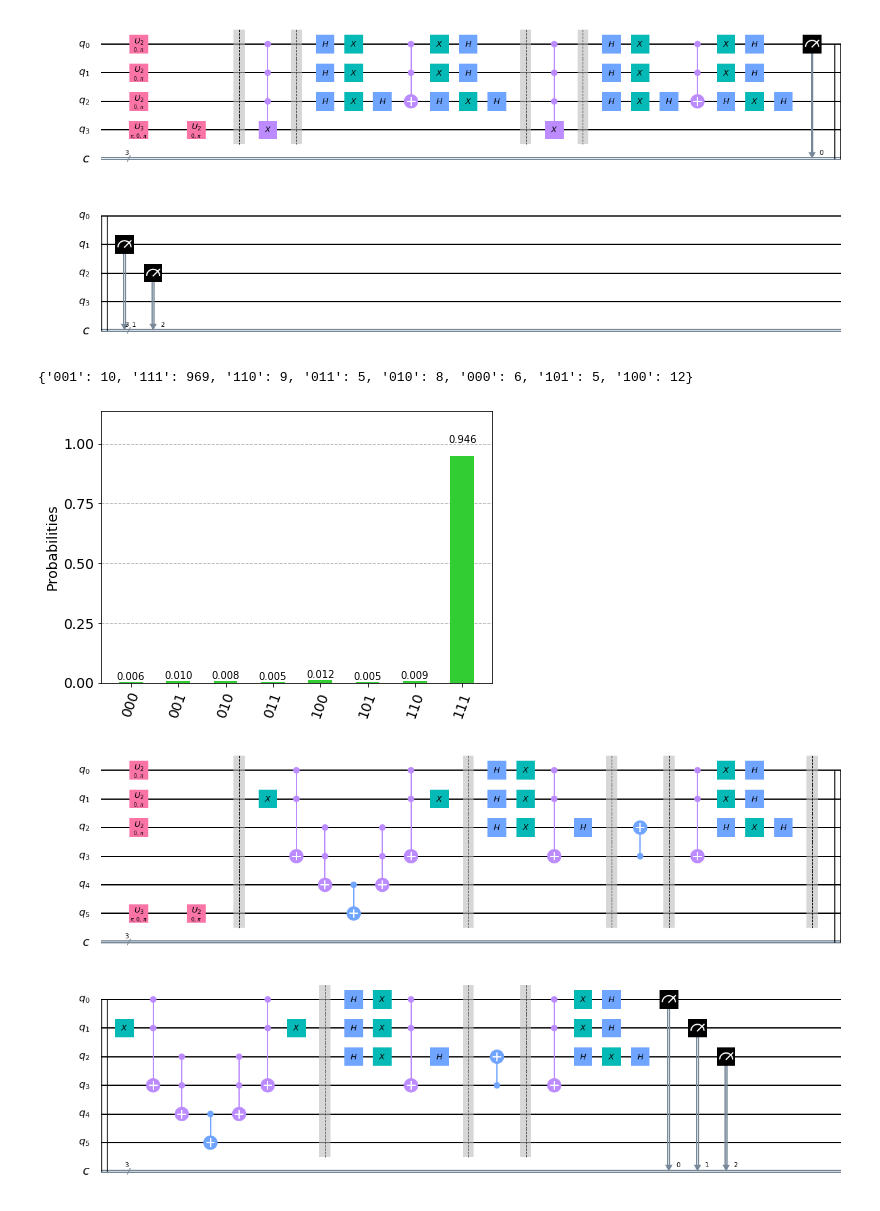
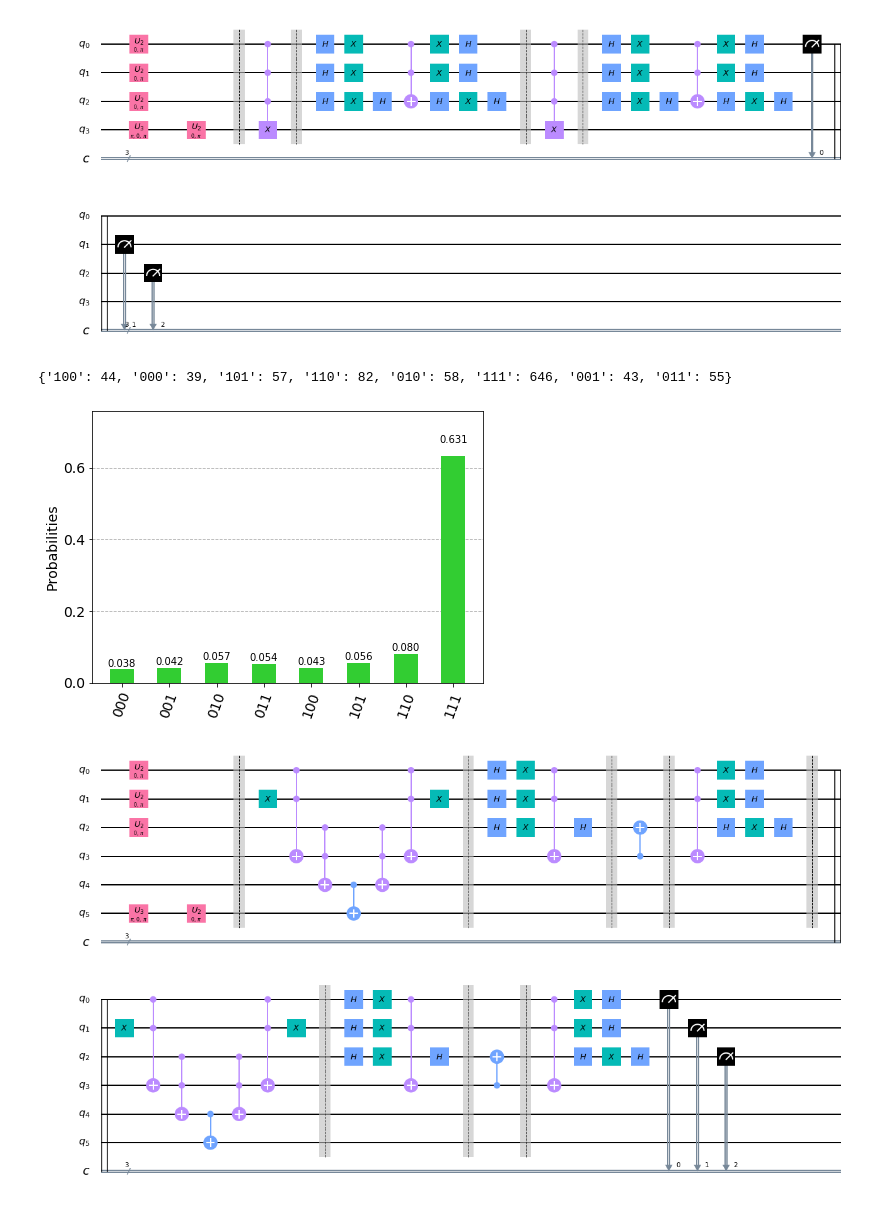
Before and after one commit to melsayed-7/Grover-s-Algorithm-QOSF, a Jupyter notebook: src/Grover/main.ipynb, the cells around one changed output. Saved outputs shown, nothing was run; the diff lists cells and outputs as text; code cells hidden in the pictures.

```diff
--- a/src/Grover/main.ipynb
+++ b/src/Grover/main.ipynb
@@ -4,17 +4,18 @@ from qiskit.tools.visualization import plot_histogram
 from grover import *
 # %%
 ############ String to be found '111' using noancilla type ############
-test_1=grover(['111'], 'noancilla')
+test_1, noise_model, basis_gates = grover(['111'], 'noancilla',0.001, 0.01)
 test_1.decompose().draw('mpl')
 # %% [output]
 [figure]
 # %%
-simulator=Aer.get_backend('qasm_simulator')
-count1=execute(test_1,simulator).result().get_counts()
+simulator = Aer.get_backend('qasm_simulator')
+count1 = execute(test_1,simulator,basis_gates=basis_gates,
+                 noise_model=noise_model).result().get_counts()
 print(count1)
 plot_histogram(count1,color='limegreen')
 # %% [output]
-{'001': 10, '111': 969, '110': 9, '011': 5, '010': 8, '000': 6, '101': 5, '100': 12}
+{'100': 44, '000': 39, '101': 57, '110': 82, '010': 58, '111': 646, '001': 43, '011': 55}
-[figure, old version]
+[figure, new version]
 # %%
 ############ String to be found '101' using ancilla type ############
```
Also changed, not shown: parts of 7 cells of this notebook, 2 other files.
